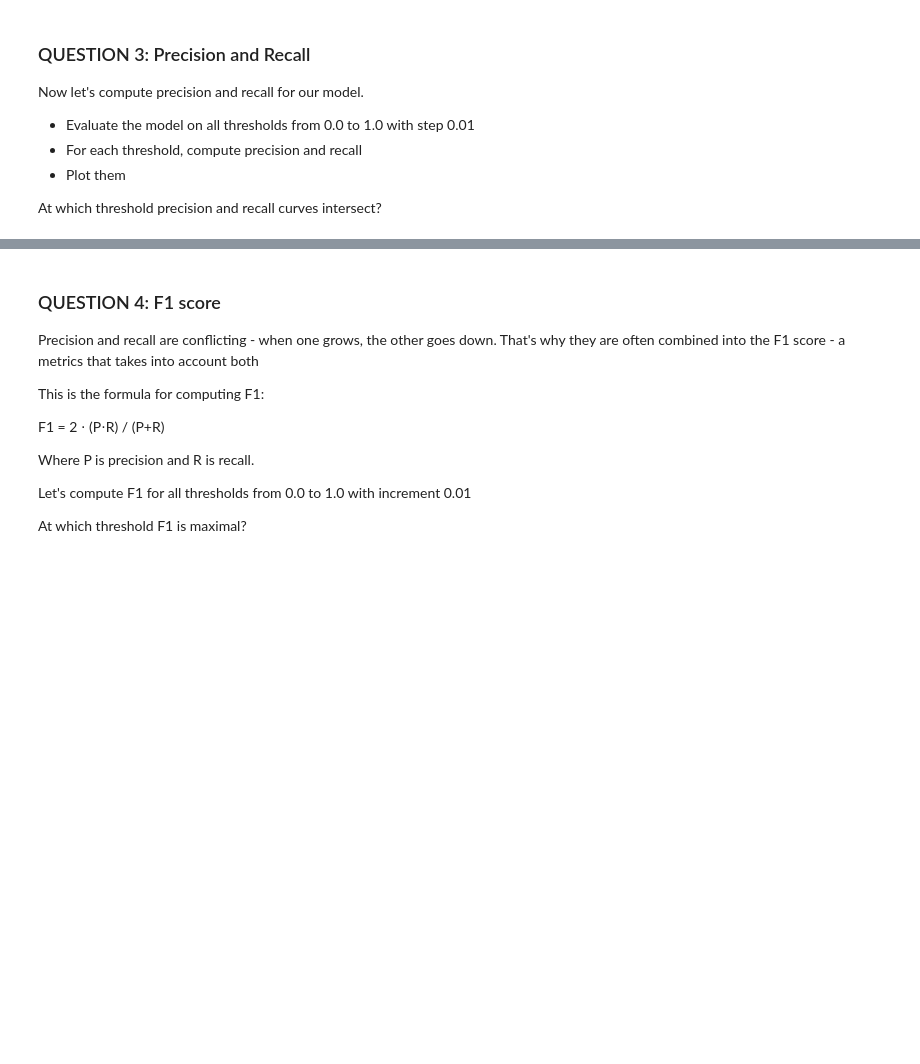
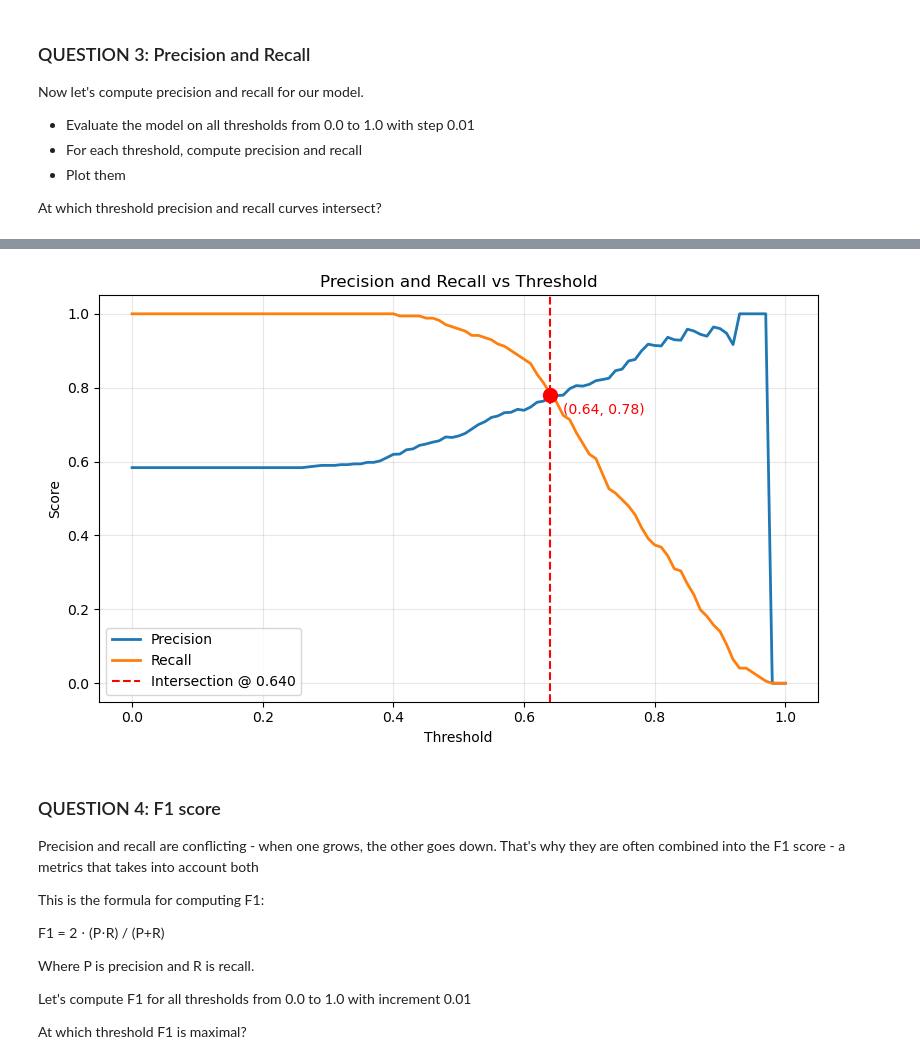
Before and after one commit to filipebodas/ml_zoomcamp_2025, a Jupyter notebook: code/04_evaluation_metrics/homework_04.ipynb, the cells around one changed output, grey strips where cells are left out. Drawn from its saved outputs; the diff is of its cells as text; code cells hidden in the pictures; blank space fills up the shorter version.

```diff
--- a/code/04_evaluation_metrics/homework_04.ipynb
+++ b/code/04_evaluation_metrics/homework_04.ipynb
@@ -139,2 +193,10 @@ def data_transformation(X_tr, X_val):
 # %%
-X_onehot_train, X_onehot_val = data_transformation(df_train, df_val)
+# Train the model
+model = LogisticRegression(solver='liblinear', C=1.0, max_iter=1000)
+model.fit(X_train, y_train)
+
+# Get the predictions using validation dataset and calculate AUC
+y_pred = model.predict_proba(X_val)[:, 1]
+auc = roc_auc_score(y_val, y_pred)
+
+print(f"AUC on validation dataset: {auc:.3f}")
@@ -192,0 +241,17 @@ p_r_df[['threshold', 'minus_abs_p_minus_r']].nlargest(5, 'minus_abs_p_minus_r')
+# %%
+# Turn precisions and recalls scores into a numpy array for easier computation
+precisions = np.array(precisions)
+recalls = np.array(recalls)
+# %%
+mask = (precisions > 0.1) & (recalls > 0.1)
+valid_thresholds = thresholds[mask]
+valid_precisions = precisions[mask]
+valid_recalls = recalls[mask]
+
+intersection_idx = np.argmin(np.abs(valid_precisions - valid_recalls))
+intersection_threshold = valid_thresholds[intersection_idx]
+intersection_value = valid_precisions[intersection_idx]
+
+print(f"Threshold (x) = {intersection_threshold:.3f}")
+print(f"Precision = Recall (y) = {intersection_value:.3f}")
+print(f"Point = ({intersection_threshold:.3f}, {intersection_value:.3f})")
@@ -193,3 +276,23 @@ p_r_df[['threshold', 'minus_abs_p_minus_r']].nlargest(5, 'minus_abs_p_minus_r')
+# %%
+plt.figure(figsize=(8,5))
+plt.plot(thresholds, precisions, label='Precision', linewidth=2)
+plt.plot(thresholds, recalls, label='Recall', linewidth=2)
+
+plt.axvline(intersection_threshold, color='red', linestyle='--', label=f'Intersection @ {intersection_threshold:.3f}')
+plt.scatter(intersection_threshold, intersection_value, color='red', s=100, zorder=5)
+plt.text(intersection_threshold + 0.02, intersection_value - 0.05,
+         f"({intersection_threshold:.2f}, {intersection_value:.2f})",
+         color='red', fontsize=10)
+
+plt.xlabel('Threshold')
+plt.ylabel('Score')
+plt.title('Precision and Recall vs Threshold')
+plt.legend()
+plt.grid(alpha=0.3)
+plt.tight_layout()
+plt.show()
+# %% [output]
+[figure, added]
 # %% [markdown]
 ### QUESTION 4: F1 score
 
```
Also changed, not shown: parts of 32 cells of this notebook.
